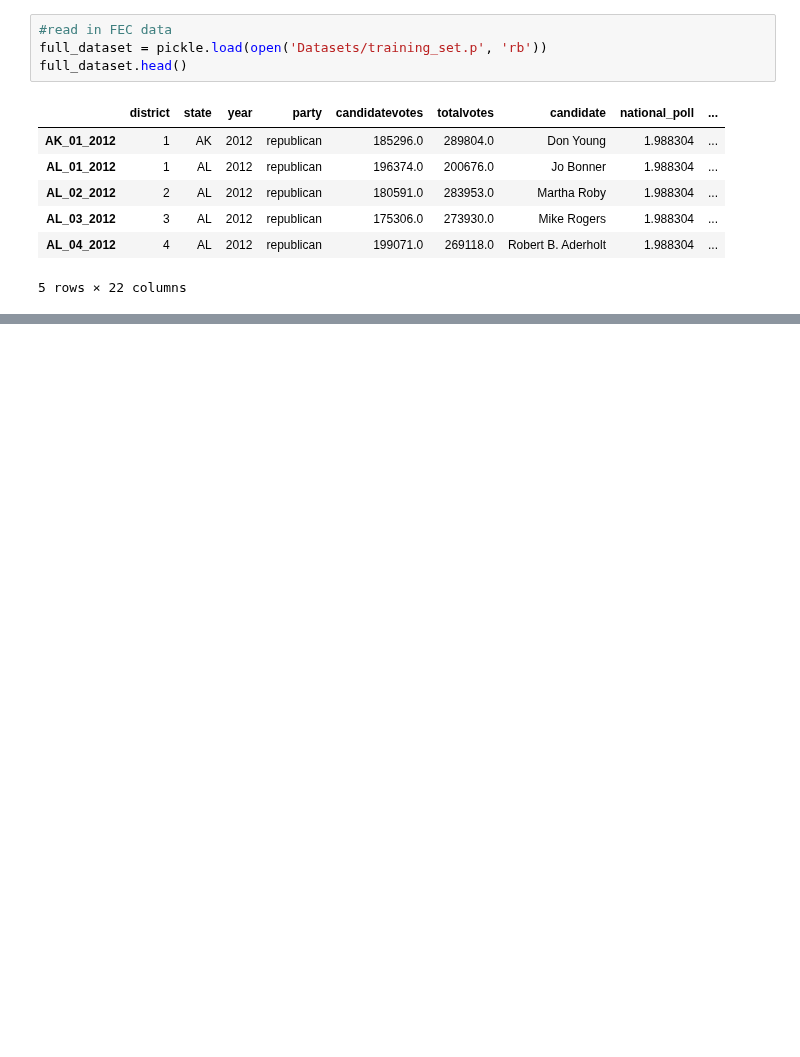
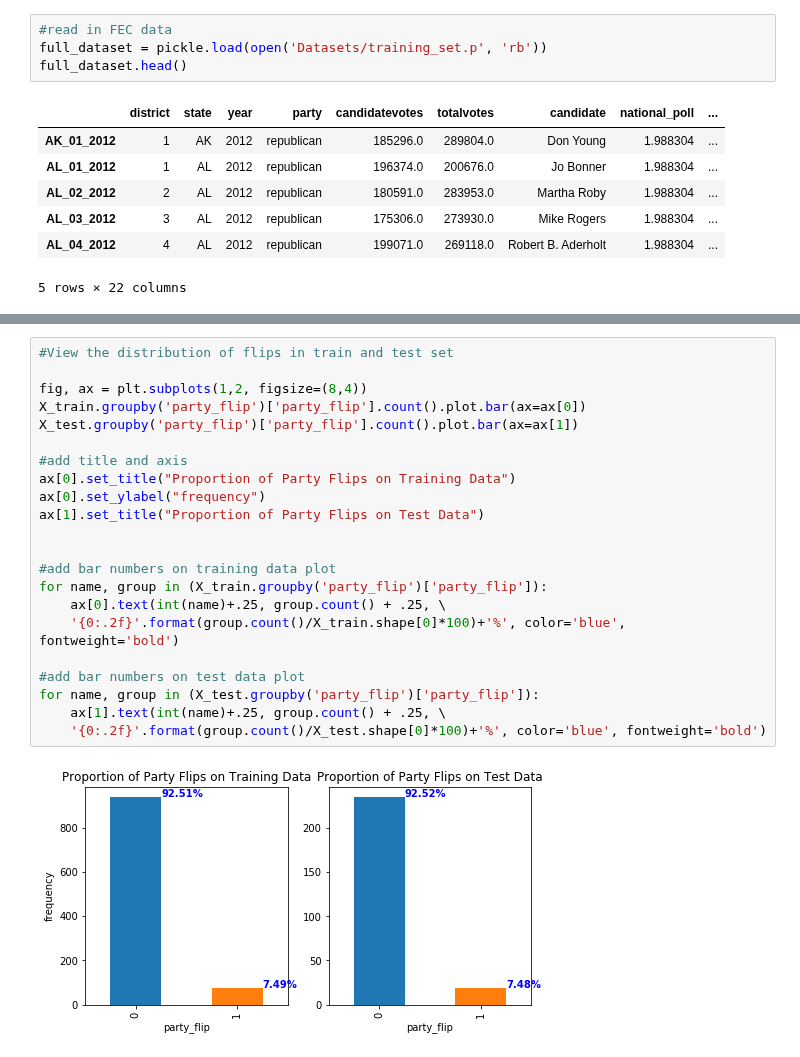
Before and after one commit to WildTangles/ac209a_project, a Jupyter notebook: Baseline_Model.ipynb, the cells around one changed output, grey strips where cells are left out. Drawn from its saved outputs; the diff is of its cells as text; blank space fills up the shorter version.

```diff
--- a/Baseline_Model.ipynb
+++ b/Baseline_Model.ipynb
@@ -101,0 +88,24 @@ print(np.sum(small_dataset["curr_win_dem"])/small_dataset.shape[0])
+# %%
+#View the distribution of flips in train and test set
+
+fig, ax = plt.subplots(1,2, figsize=(8,4))
+X_train.groupby('party_flip')['party_flip'].count().plot.bar(ax=ax[0])
+X_test.groupby('party_flip')['party_flip'].count().plot.bar(ax=ax[1])
+
+#add title and axis
+ax[0].set_title("Proportion of Party Flips on Training Data")
+ax[0].set_ylabel("frequency")
+ax[1].set_title("Proportion of Party Flips on Test Data")
+
+
+#add bar numbers on training data plot
+for name, group in (X_train.groupby('party_flip')['party_flip']):
+    ax[0].text(int(name)+.25, group.count() + .25, \
+    '{0:.2f}'.format(group.count()/X_train.shape[0]*100)+'%', color='blue', fontweight='bold')
+
+#add bar numbers on test data plot
+for name, group in (X_test.groupby('party_flip')['party_flip']):
+    ax[1].text(int(name)+.25, group.count() + .25, \
+    '{0:.2f}'.format(group.count()/X_test.shape[0]*100)+'%', color='blue', fontweight='bold')
+# %% [output]
+[figure, added]
```
Also changed, not shown: parts of 26 cells of this notebook.
